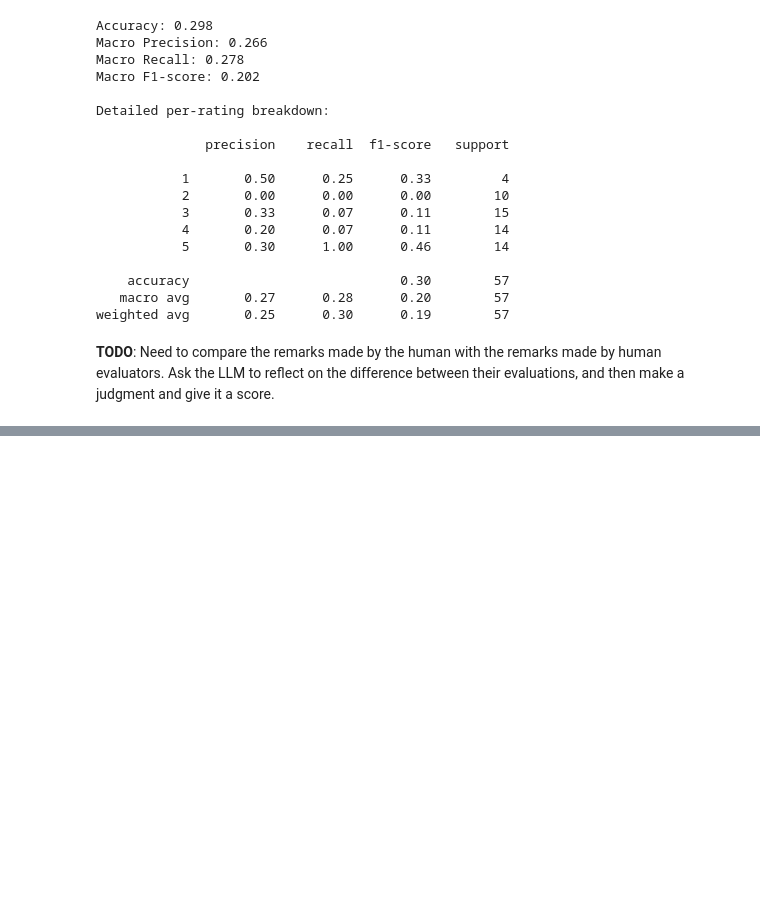
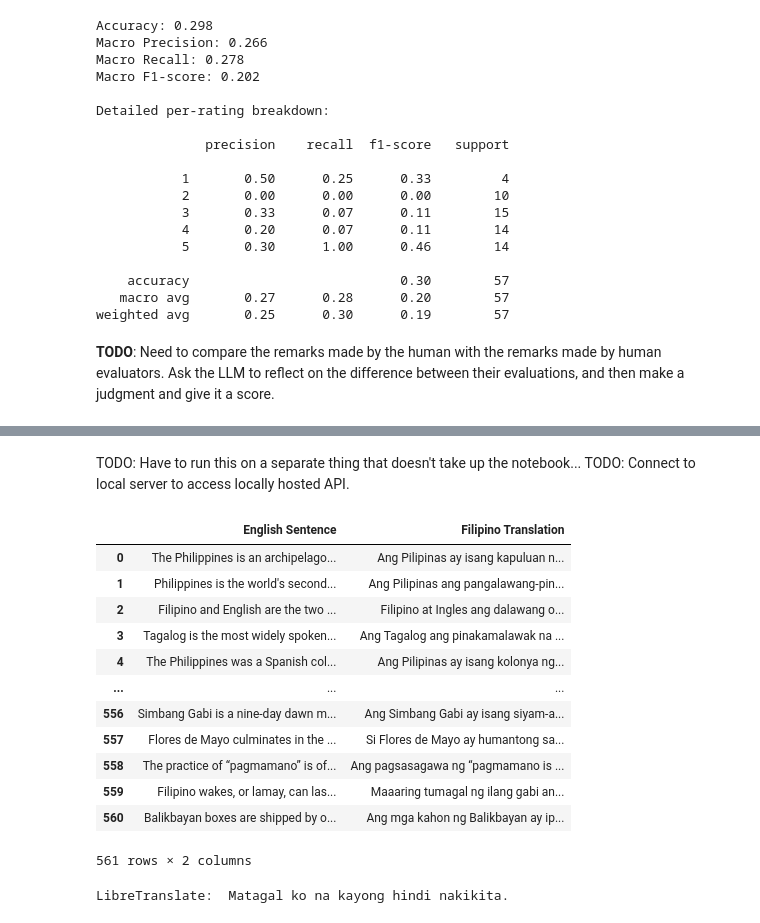
Before and after one commit to riki-11/csc420m-llm-as-judge, a Jupyter notebook: agentic-judge/agentic_judge.ipynb, the cells around one changed output, grey strips where cells are left out. Drawn from its saved outputs; the diff is of its cells as text; code cells hidden in the pictures; blank space fills up the shorter version.

Commit message:
feat: add basic libretranslate api integration.

```diff
--- a/agentic-judge/agentic_judge.ipynb
+++ b/agentic-judge/agentic_judge.ipynb
@@ -905,0 +912,35 @@ weighted avg       0.25      0.30      0.19        57
+# %% [markdown]
+TODO: Have to run this on a separate thing that doesn't take up the notebook...
+TODO: Connect to local server to access locally hosted API.
+# %%
+lt = LibreTranslateAPI(url='http://127.0.0.1:5000')
+# %%
+lt_translations = {'English Sentence': [], 'Filipino Translation': []}
+
+for sentence in training_df['English']:
+    fil_translation = lt.translate(sentence, source="en", target="tl")
+    lt_translations['English Sentence'].append(sentence)
+    lt_translations['Filipino Translation'].append(fil_translation)
+
+lt_translations = pd.DataFrame(lt_translations)
+lt_translations
+# %% [output]
+|  | English Sentence | Filipino Translation |
+| 0 | The Philippines is an archipelago... | Ang Pilipinas ay isang kapuluan n... |
+| 1 | Philippines is the world's second... | Ang Pilipinas ang pangalawang-pin... |
+| 2 | Filipino and English are the two ... | Filipino at Ingles ang dalawang o... |
+| 3 | Tagalog is the most widely spoken... | Ang Tagalog ang pinakamalawak na ... |
+| 4 | The Philippines was a Spanish col... | Ang Pilipinas ay isang kolonya ng... |
+| ... | ... | ... |
+| 556 | Simbang Gabi is a nine-day dawn m... | Ang Simbang Gabi ay isang siyam-a... |
+| 557 | Flores de Mayo culminates in the ... | Si Flores de Mayo ay humantong sa... |
+| 558 | The practice of “pagmamano” is of... | Ang pagsasagawa ng “pagmamano is ... |
+| 559 | Filipino wakes, or lamay, can las... | Maaaring tumagal ng ilang gabi an... |
+| 560 | Balikbayan boxes are shipped by o... | Ang mga kahon ng Balikbayan ay ip... |
+561 rows × 2 columns
+# %%
+
+translation = lt.translate('I haven\'t seen you in a long time.', source="en", target="tl")
+print("LibreTranslate: ", translation)
+# %% [output]
+LibreTranslate:  Matagal ko na kayong hindi nakikita.
```
Also changed, not shown: parts of 5 cells of this notebook, 3 other files.
